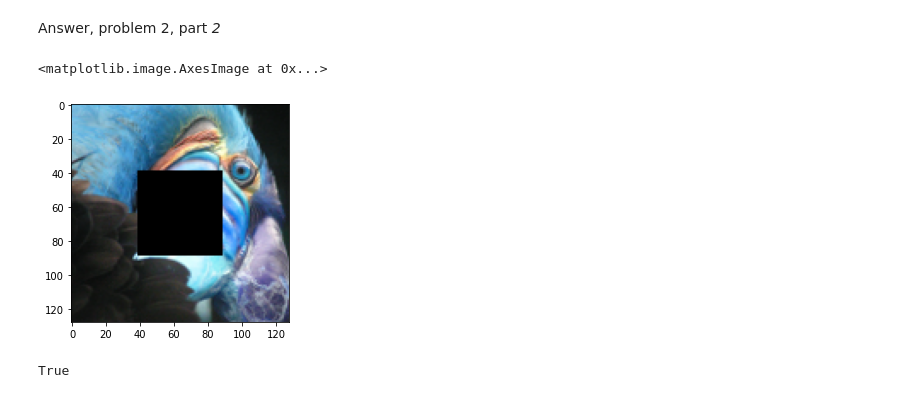
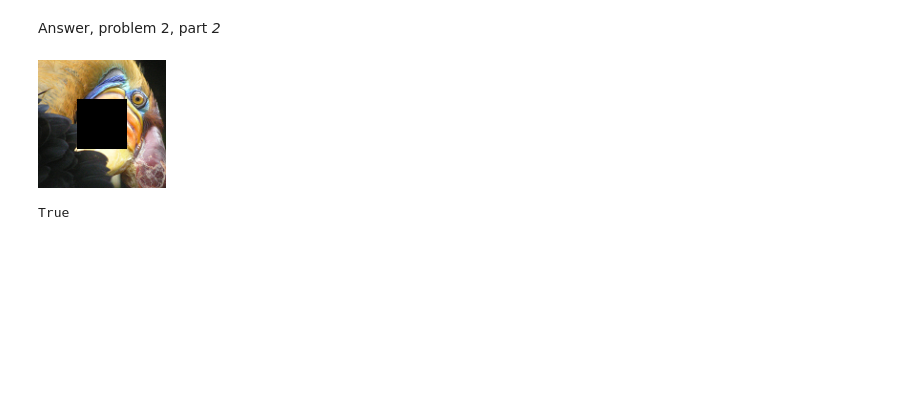
Before and after one commit to PedramDbg/CS-MachineLearning, a Jupyter notebook: ML_HW_00.ipynb, the cells around one changed output. Saved outputs shown, nothing was run; the diff lists cells and outputs as text; code cells hidden in the pictures; blank space fills up the shorter version.

```diff
--- a/ML_HW_00.ipynb
+++ b/ML_HW_00.ipynb
@@ -170,11 +171,10 @@ num_black_pixels = 50
 img_2[pix_start:pix_end, pix_start:pix_end,:] = [0, 0, 0]
 # %% [markdown]
 Answer, problem 2, part *2*
-# %%
-plt.imshow(img_2)
-# %% [output]
-<matplotlib.image.AxesImage at 0x...>
-[figure, removed]
+# %%
+cv2_imshow(img_2)
+# %% [output]
+[figure, added]
 # %%
 path_2="/content/drive/MyDrive/Machine_Learning/Assignments/assignment_0/output2.png"
 cv2.imwrite(path_2, img_2)
```
Also changed, not shown: parts of 4 cells of this notebook.
